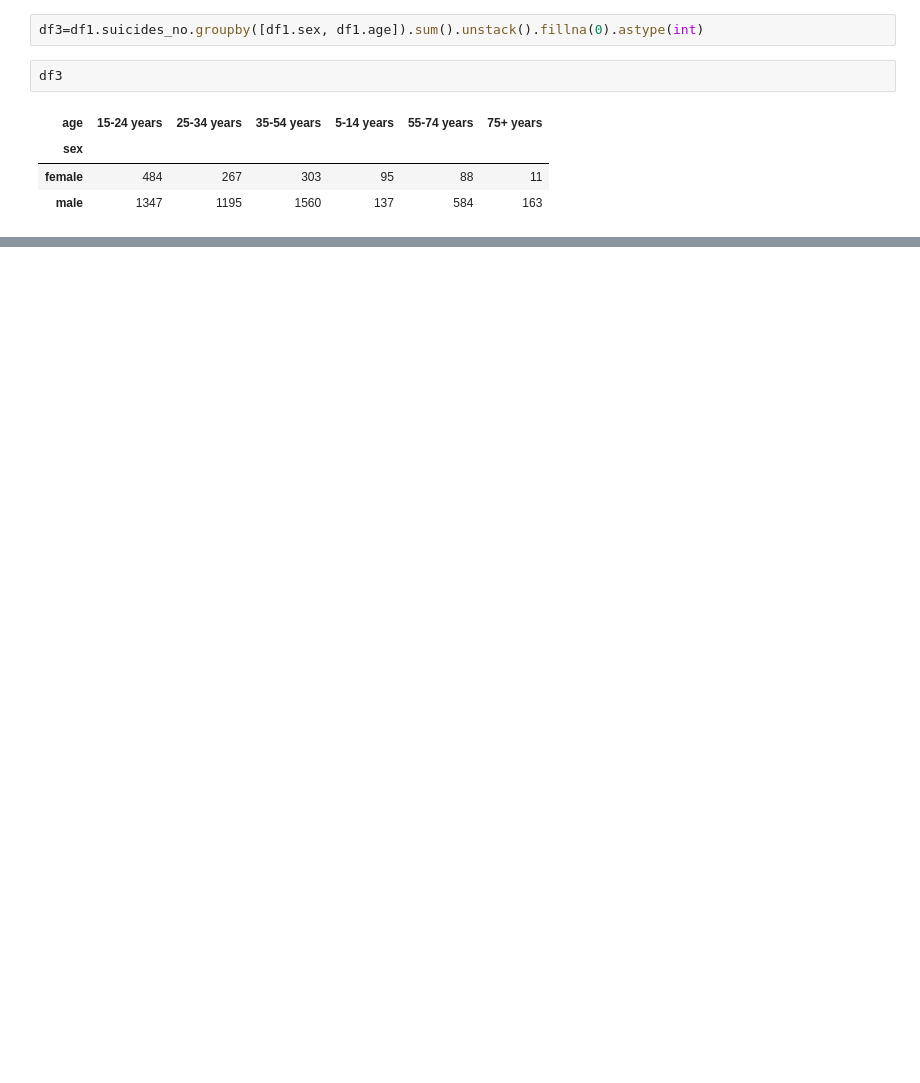
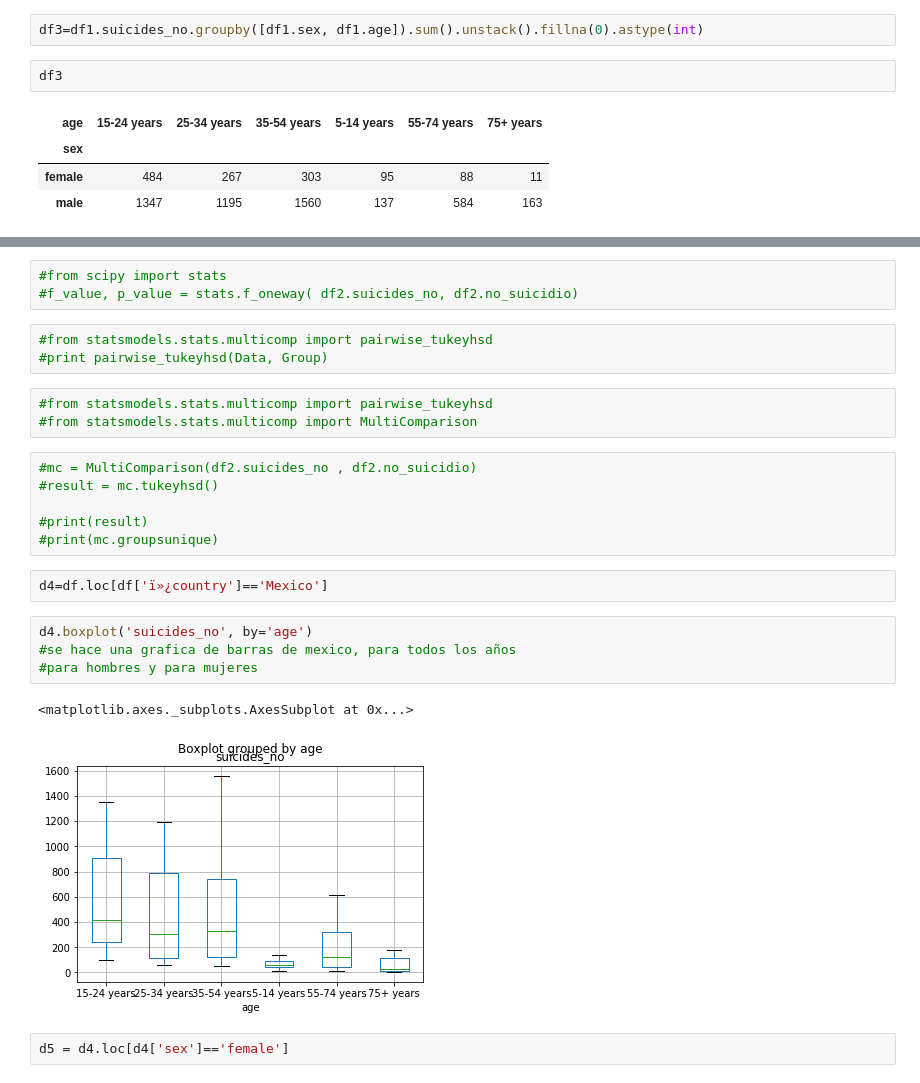
Before and after one commit to albertomedinac/estadistica, a Jupyter notebook: intento2.ipynb, the cells around one changed output, grey strips where cells are left out. Drawn from its saved outputs; the diff is of its cells as text; blank space fills up the shorter version.

```diff
--- a/intento2.ipynb
+++ b/intento2.ipynb
@@ -70,0 +131,26 @@ df3
+# %%
+#from scipy import stats
+#f_value, p_value = stats.f_oneway( df2.suicides_no, df2.no_suicidio)
+# %%
+#from statsmodels.stats.multicomp import pairwise_tukeyhsd
+#print pairwise_tukeyhsd(Data, Group)
+# %%
+#from statsmodels.stats.multicomp import pairwise_tukeyhsd
+#from statsmodels.stats.multicomp import MultiComparison
+# %%
+#mc = MultiComparison(df2.suicides_no , df2.no_suicidio)
+#result = mc.tukeyhsd()
+
+#print(result)
+#print(mc.groupsunique)
+# %%
+d4=df.loc[df['ï»¿country']=='Mexico']
+# %%
+d4.boxplot('suicides_no', by='age')
+#se hace una grafica de barras de mexico, para todos los años
+#para hombres y para mujeres
+# %% [output]
+<matplotlib.axes._subplots.AxesSubplot at 0x...>
+[figure, added]
+# %%
+d5 = d4.loc[d4['sex']=='female']
```
Also changed, not shown: parts of 17 cells of this notebook.
